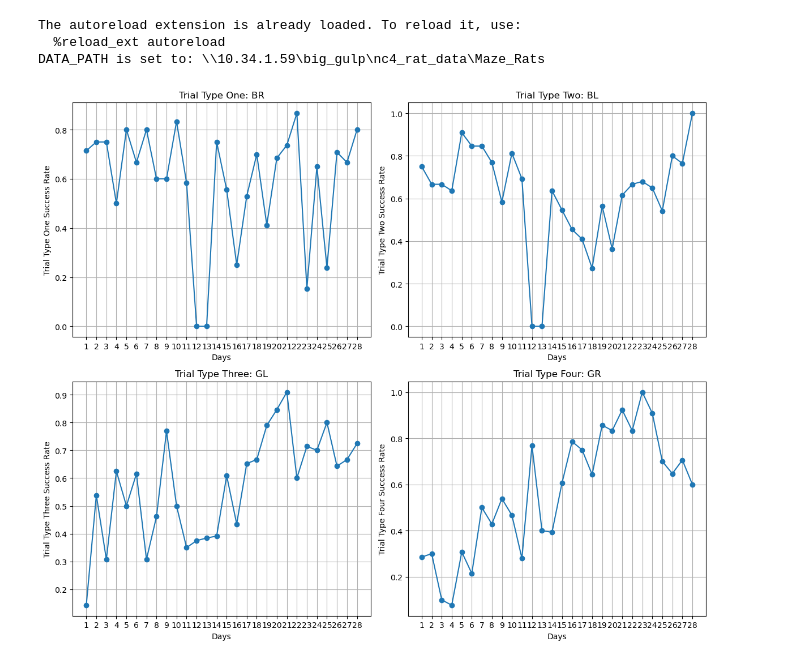
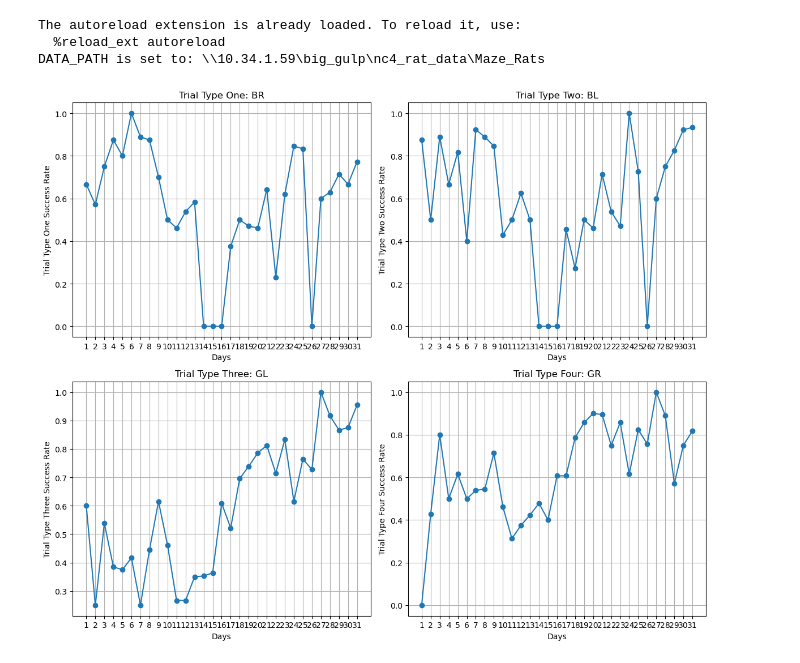
Before and after one commit to NC4Lab/omniroute_ubuntu_ws, a Jupyter notebook: src/omniroute_operation/src/single_T_maze/Behavioral_Data_Analysis/plots.ipynb, the cells around one changed output. Saved outputs shown, nothing was run; the diff lists cells and outputs as text; code cells hidden in the pictures.

```diff
--- a/src/omniroute_operation/src/single_T_maze/Behavioral_Data_Analysis/plots.ipynb
+++ b/src/omniroute_operation/src/single_T_maze/Behavioral_Data_Analysis/plots.ipynb
@@ -24,8 +24,8 @@ data_path = os.path.normpath(config['DATA_PATH'])
 os.environ['DATA_PATH'] = data_path
 print(f"DATA_PATH is set to: {os.environ['DATA_PATH']}")
 
-rat_number = 8
-date = '241202'
+rat_number = 9
+date = '241203'
 
 if isinstance(rat_number, str):
     rat = int(rat_number)
@@ -73,10 +73,33 @@ def calculate_success_rate(rat, date, path=os.environ['DATA_PATH']):
             df = pd.read_csv(csv_path)
 
             # Calculate success rates for each trial type
-            trial_type_one_rate = df.loc[df['Trial Type'] == 1, 'Success_Count'].values[0] / df.loc[df['Trial Type'] == 1, 'Total_Repetitions'].values[0]
-            trial_type_two_rate = df.loc[df['Trial Type'] == 2, 'Success_Count'].values[0] / df.loc[df['Trial Type'] == 2, 'Total_Repetitions'].values[0]
-            trial_type_three_rate = df.loc[df['Trial Type'] == 3, 'Success_Count'].values[0] / df.loc[df['Trial Type'] == 3, 'Total_Repetitions'].values[0]
-            trial_type_four_rate = df.loc[df['Trial Type'] == 4, 'Success_Count'].values[0] / df.loc[df['Trial Type'] == 4, 'Total_Repetitions'].values[0]
+            # trial_type_one_rate = df.loc[df['Trial Type'] == 1, 'Success_Count'].values[0] / df.loc[df['Trial Type'] == 1, 'Total_Repetitions'].values[0]
+            # trial_type_two_rate = df.loc[df['Trial Type'] == 2, 'Success_Count'].values[0] / df.loc[df['Trial Type'] == 2, 'Total_Repetitions'].values[0]
+            # trial_type_three_rate = df.loc[df['Trial Type'] == 3, 'Success_Count'].values[0] / df.loc[df['Trial Type'] == 3, 'Total_Repetitions'].values[0]
+            # trial_type_four_rate = df.loc[df['Trial Type'] == 4, 'Success_Count'].values[0] / df.loc[df['Trial Type'] == 4, 'Total_Repetitions'].values[0]
+            # Safely compute the rate for Trial Type 1
+            trial_type_one_rate = (
+                df.loc[df['Trial Type'] == 1, 'Success_Count'].values[0] / df.loc[df['Trial Type'] == 1, 'Total_Repetitions'].values[0]
+                if df.loc[df['Trial Type'] == 1, 'Total_Repetitions'].values[0] != 0 else 0
+            )
+
+            # Safely compute the rate for Trial Type 2
+            trial_type_two_rate = (
+                df.loc[df['Trial Type'] == 2, 'Success_Count'].values[0] / df.loc[df['Trial Type'] == 2, 'Total_Repetitions'].values[0]
+                if df.loc[df['Trial Type'] == 2, 'Total_Repetitions'].values[0] != 0 else 0
+            )
+
+            # Safely compute the rate for Trial Type 3
+            trial_type_three_rate = (
+                df.loc[df['Trial Type'] == 3, 'Success_Count'].values[0] / df.loc[df['Trial Type'] == 3, 'Total_Repetitions'].values[0]
+                if df.loc[df['Trial Type'] == 3, 'Total_Repetitions'].values[0] != 0 else 0
+            )
+
+            # Safely compute the rate for Trial Type 4
+            trial_type_four_rate = (
+                df.loc[df['Trial Type'] == 4, 'Success_Count'].values[0] / df.loc[df['Trial Type'] == 4, 'Total_Repetitions'].values[0]
+                if df.loc[df['Trial Type'] == 4, 'Total_Repetitions'].values[0] != 0 else 0
+            )
 
             # Append the data for the current day to the summary list
             summary_data.append({
@@ -97,7 +120,7 @@ def calculate_success_rate(rat, date, path=os.environ['DATA_PATH']):
     print(f"Summary saved to {output_csv_path}")
 
 
-calculate_success_rate(8, '241202')
+#calculate_success_rate(9, '241203')
 
 # Load the CSV file into a DataFrame  # Replace with the path to your CSV file
 df = pd.read_csv(success_over_days_path)
@@ -107,31 +130,31 @@ fig, axs = plt.subplots(2, 2, figsize=(12, 10))
 
 # Plot data for each Trial Type
 trial_types = ['Trial Type One', 'Trial Type Two', 'Trial Type Three', 'Trial Type Four']
 titles = ['Trial Type One: BR', 'Trial Type Two: BL', 'Trial Type Three: GL', 'Trial Type Four: GR']
 day_values = df['Day']
 
 # Iterate over the subplots and plot each Trial Type
 for i, ax in enumerate(axs.flatten()):
     ax.plot(day_values, df[trial_types[i]], marker='o')
     ax.set_title(titles[i])
     ax.set_xlabel('Days')
     ax.set_ylabel(trial_types[i]+f' Success Rate')
     ax.grid(True)
 
     ax.set_xticks(day_values)
     ax.set_xticklabels(day_values)
 
 # Adjust layout to avoid overlap
 plt.tight_layout()
 
 file_name = 'Success_Over_Days.png'
 save_path = os.path.join(save_plots_dir, file_name)
 
 # Save the plot to the defined path
 plt.savefig(save_path)
 plt.show()
 # %% [output]
 The autoreload extension is already loaded. To reload it, use:
   %reload_ext autoreload
 DATA_PATH is set to: \\10.34.1.59\big_gulp\nc4_rat_data\Maze_Rats
-[figure, old version]
+[figure, new version]
```
Also changed, not shown: 2 other files.
